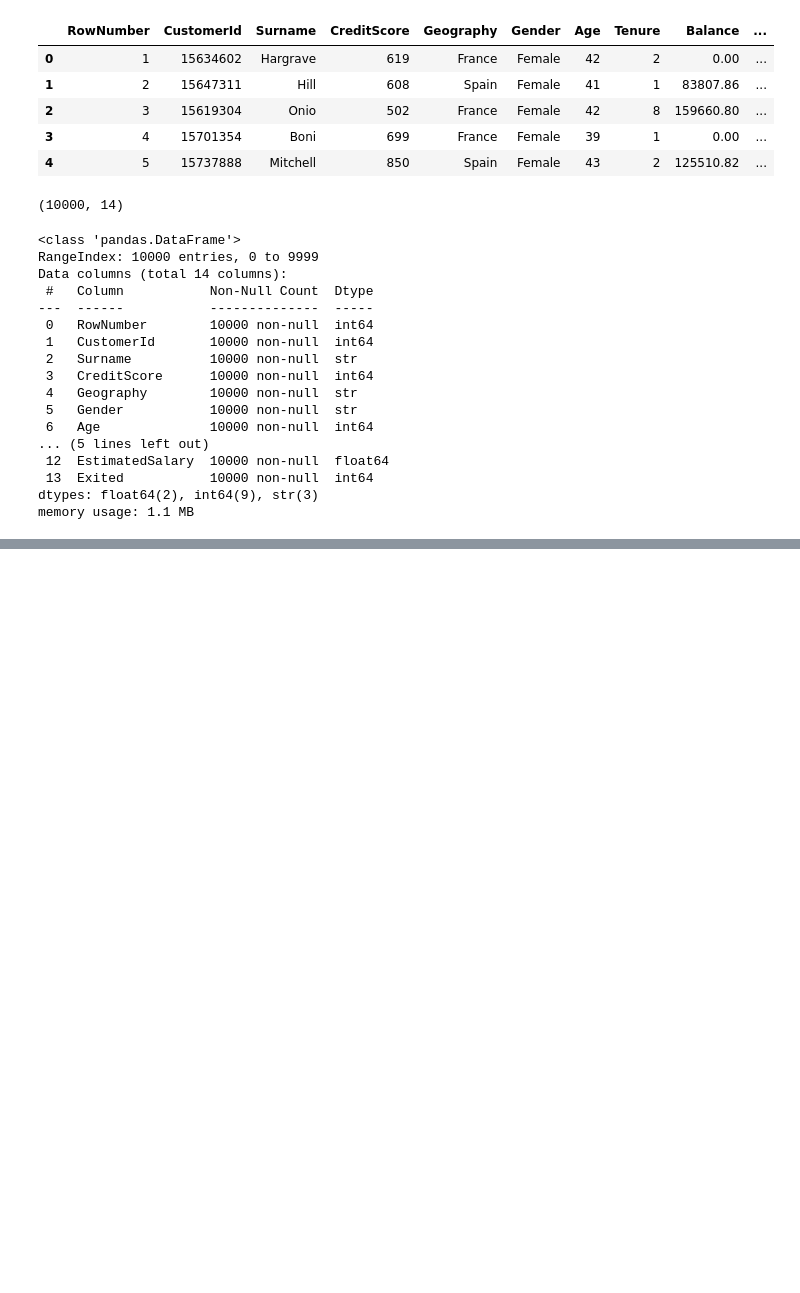
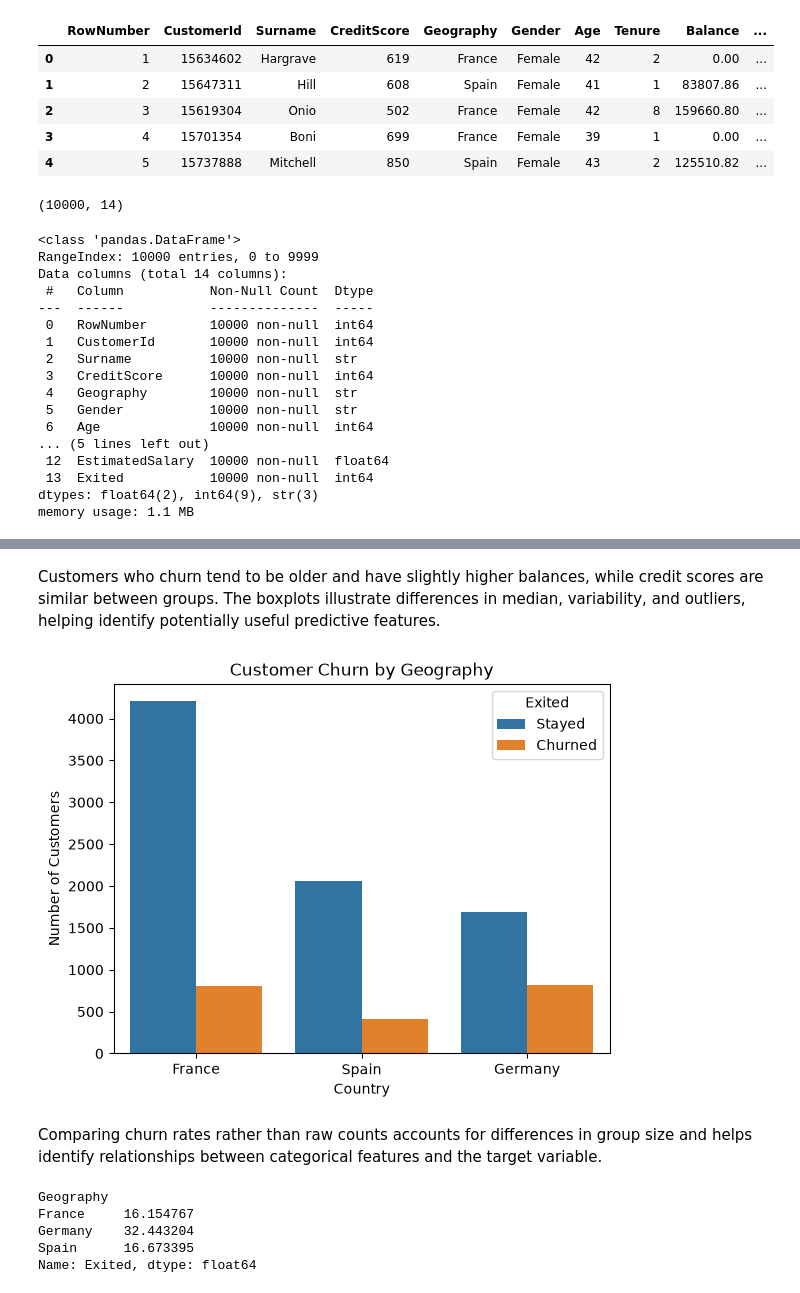
Before and after one commit to dhrutigandhi05/Bank-Customer-Churn-Prediction, a Jupyter notebook: notebooks/eda.ipynb, the cells around one changed output, grey strips where cells are left out. Saved outputs shown, nothing was run; the diff lists cells and outputs as text; code cells hidden in the pictures; blank space fills up the shorter version.

```diff
--- a/notebooks/eda.ipynb
+++ b/notebooks/eda.ipynb
@@ -51,0 +80,21 @@ df.describe()
+# %% [markdown]
+Customers who churn tend to be older and have slightly higher balances, while credit scores are similar between groups. The boxplots illustrate differences in median, variability, and outliers, helping identify potentially useful predictive features.
+# %%
+sns.countplot(data=df, x="Geography", hue="Exited")
+plt.title("Customer Churn by Geography")
+plt.xlabel("Country")
+plt.ylabel("Number of Customers")
+plt.legend(title="Exited", labels=["Stayed", "Churned"])
+plt.show()
+# %% [output]
+[figure, added]
+# %% [markdown]
+Comparing churn rates rather than raw counts accounts for differences in group size and helps identify relationships between categorical features and the target variable.
+# %%
+df.groupby("Geography")["Exited"].mean() * 100
+# %% [output]
+Geography
+France     16.154767
+Germany    32.443204
+Spain      16.673395
+Name: Exited, dtype: float64
```
Also changed, not shown: parts of 8 cells of this notebook.
